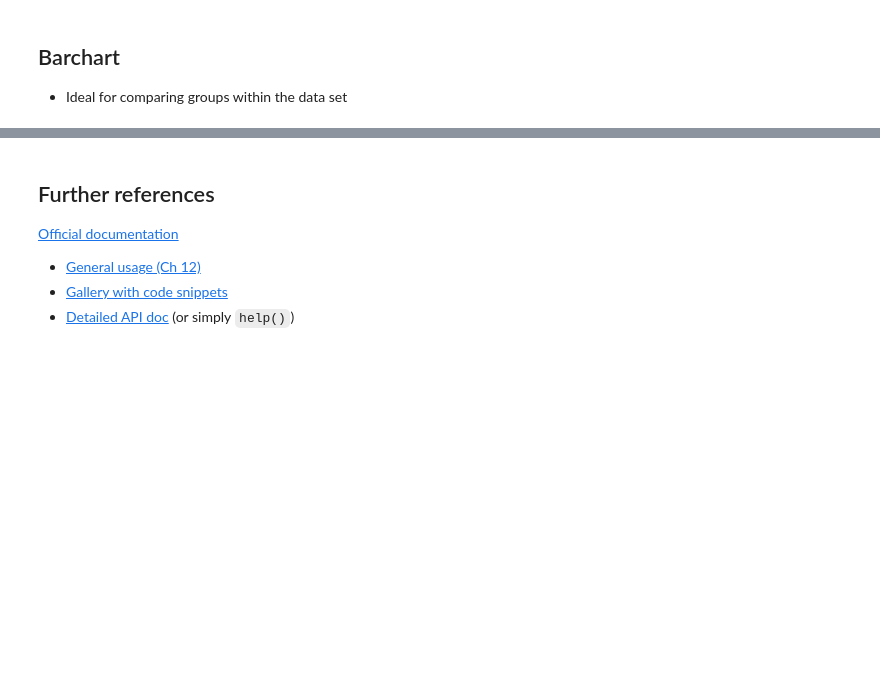
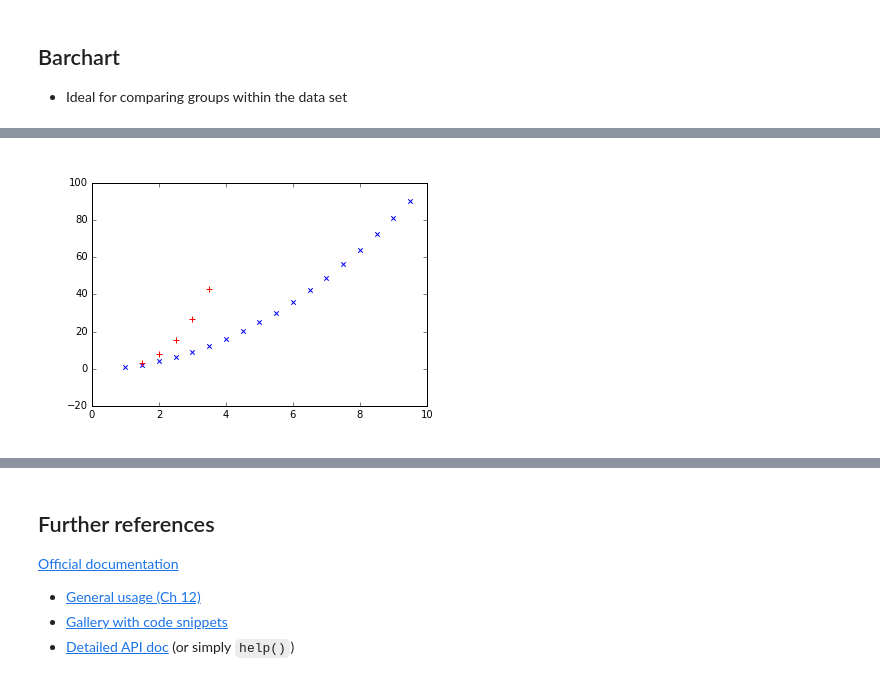
Before and after one commit to gurbanics/pytech-vis, a Jupyter notebook: notebooks/MainSlides.ipynb, the cells around one changed output, grey strips where cells are left out. Cells and saved outputs as stored; diff of their text form; code cells hidden in the pictures; blank space fills up the shorter version.

```diff
--- a/notebooks/MainSlides.ipynb
+++ b/notebooks/MainSlides.ipynb
@@ -112,0 +124,6 @@ plt.title("Real estate prices in Budapest (2016)");
+# %%
+xvars = np.arange(1,10,0.5);
+plt.scatter(x=xvars, y=xvars**2, marker="x");
+plt.scatter(x=xvars[1:6], y=xvars[1:6]**3, c="r", marker='+', s=30);
+# %% [output]
+[figure, added]
```
Also changed, not shown: parts of 18 cells of this notebook, 1 other file.
